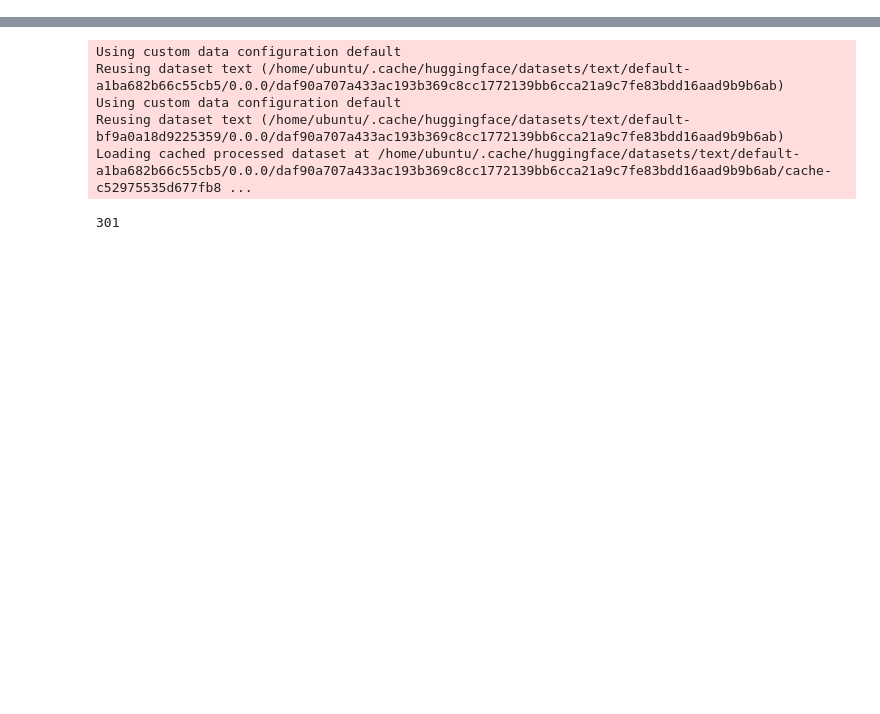
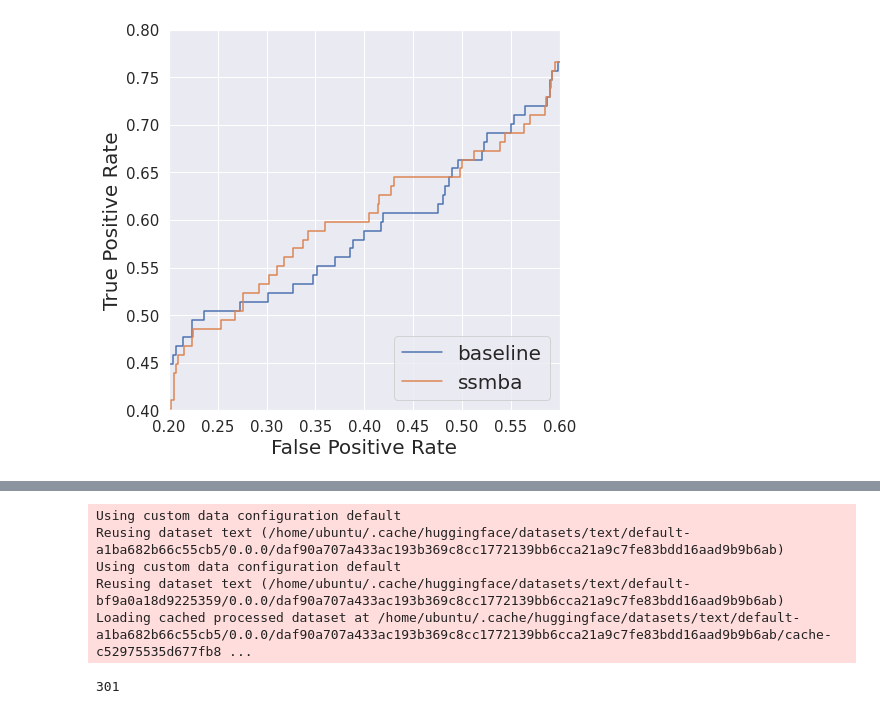
Before and after one commit to annabelng/bioSSMBA, a Jupyter notebook: evaluation.ipynb, the cells around one changed output, grey strips where cells are left out. Saved outputs shown, nothing was run; the diff lists cells and outputs as text; code cells hidden in the pictures; blank space fills up the shorter version.

```diff
--- a/evaluation.ipynb
+++ b/evaluation.ipynb
@@ -231,0 +220,16 @@ Using custom data configuration default
+# %%
+sns.set_style('whitegrid')
+sns.despine()
+sns.set(rc={'figure.figsize':(7,7)})
+plt.plot(bfpr, btpr, label='baseline')
+plt.plot(sfpr, stpr, label='ssmba')
+plt.xlim(0.2, 0.6)
+plt.ylim(0.4, 0.8)
+plt.xlabel("False Positive Rate", fontsize=20)
+plt.xticks(fontsize=15)
+plt.ylabel("True Positive Rate", fontsize=20)
+plt.yticks(fontsize=15)
+plt.legend(loc=4, prop={'size': 20})
+plt.show()
+# %% [output]
+[figure, added]
```
Also changed, not shown: parts of 32 cells of this notebook, 2 other files.
